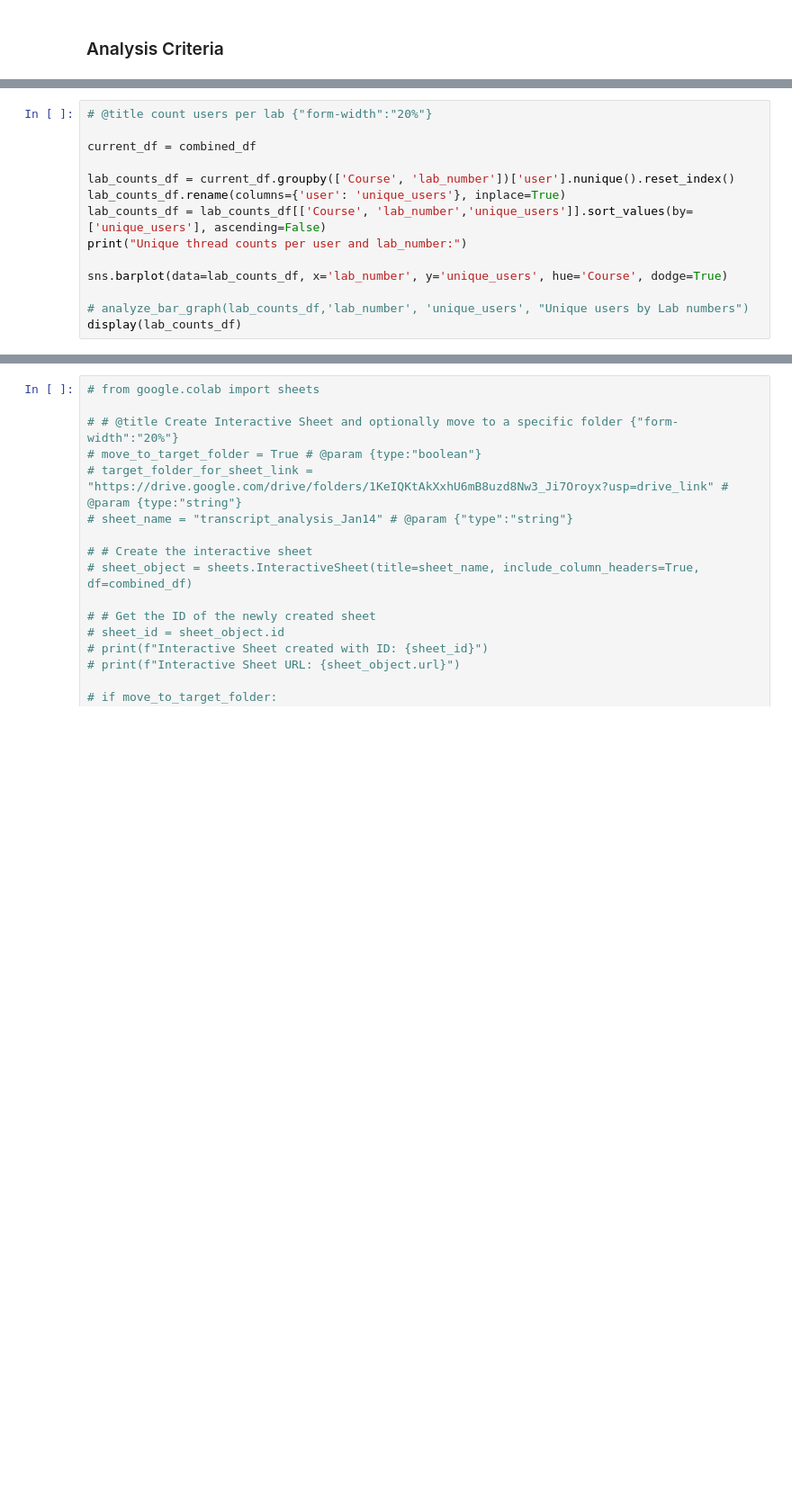
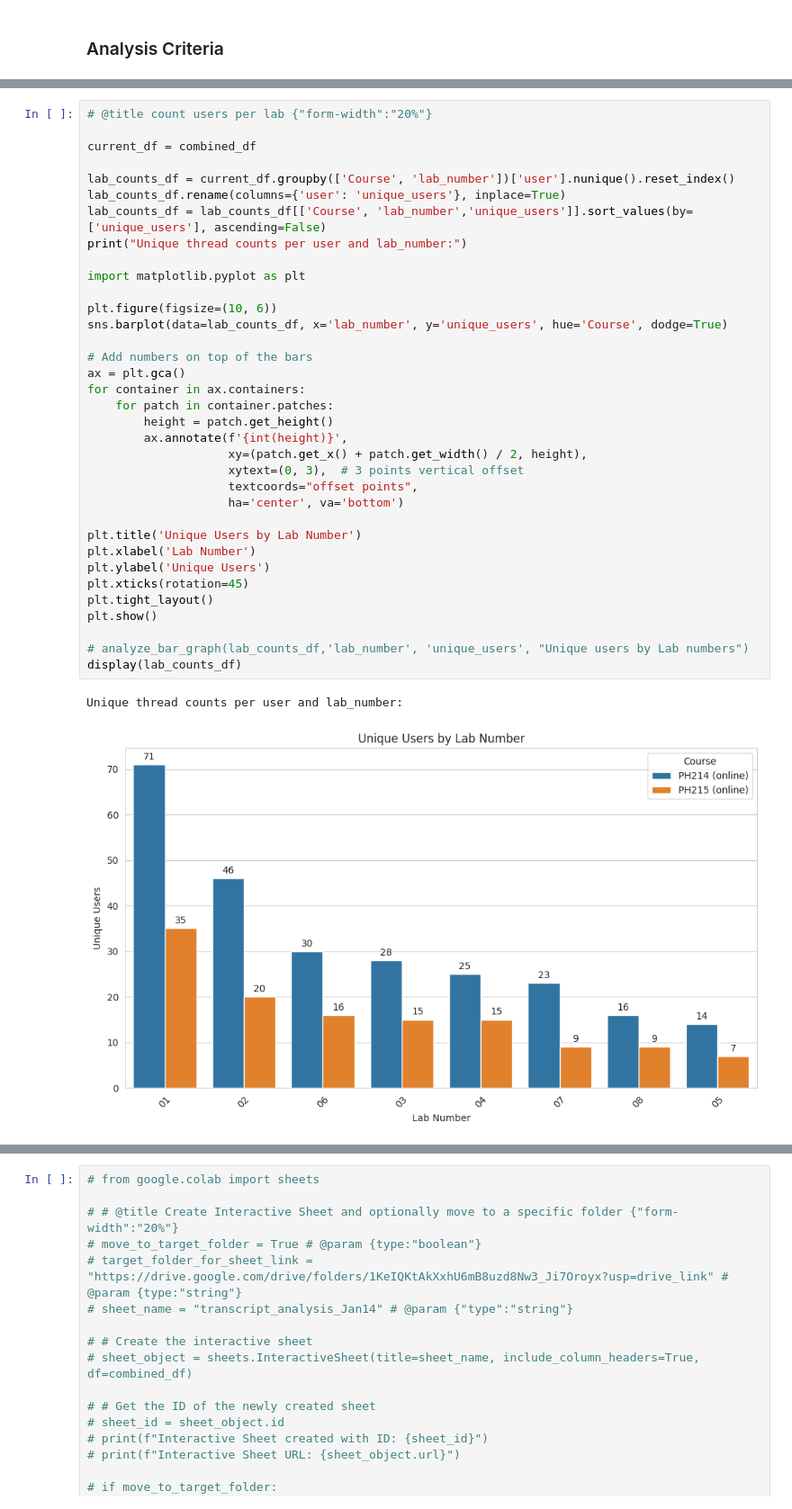
Before and after one commit to PeaceAndLongLife/Analysis-Colab, a Jupyter notebook: notebooks/Data_transcript_statistics.ipynb, the cells around one changed output, grey strips where cells are left out. Shown at 90% size. Drawn from its saved outputs; the diff is of its cells as text; blank space fills up the shorter version.

```diff
--- a/notebooks/Data_transcript_statistics.ipynb
+++ b/notebooks/Data_transcript_statistics.ipynb
@@ -352,14 +591,38 @@ display(thread_counts_df.sort_values(by=['unique_thread_count'], ascending=False
 # %%
 # @title count users per lab {"form-width":"20%"}
 
 current_df = combined_df
 
 lab_counts_df = current_df.groupby(['Course', 'lab_number'])['user'].nunique().reset_index()
 lab_counts_df.rename(columns={'user': 'unique_users'}, inplace=True)
 lab_counts_df = lab_counts_df[['Course', 'lab_number','unique_users']].sort_values(by=['unique_users'], ascending=False)
 print("Unique thread counts per user and lab_number:")
 
+import matplotlib.pyplot as plt
+
+plt.figure(figsize=(10, 6))
 sns.barplot(data=lab_counts_df, x='lab_number', y='unique_users', hue='Course', dodge=True)
+
+# Add numbers on top of the bars
+ax = plt.gca()
+for container in ax.containers:
+    for patch in container.patches:
+        height = patch.get_height()
+        ax.annotate(f'{int(height)}',
+                    xy=(patch.get_x() + patch.get_width() / 2, height),
+                    xytext=(0, 3),  # 3 points vertical offset
+                    textcoords="offset points",
+                    ha='center', va='bottom')
+
+plt.title('Unique Users by Lab Number')
+plt.xlabel('Lab Number')
+plt.ylabel('Unique Users')
+plt.xticks(rotation=45)
+plt.tight_layout()
+plt.show()
 
 # analyze_bar_graph(lab_counts_df,'lab_number', 'unique_users', "Unique users by Lab numbers")
 display(lab_counts_df)
+# %% [output]
+Unique thread counts per user and lab_number:
+[figure, added]
```
Also changed, not shown: parts of 19 cells of this notebook.
